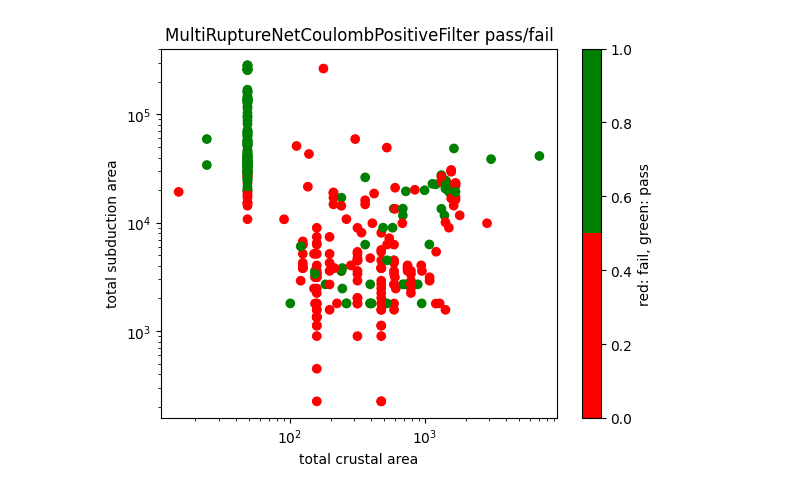
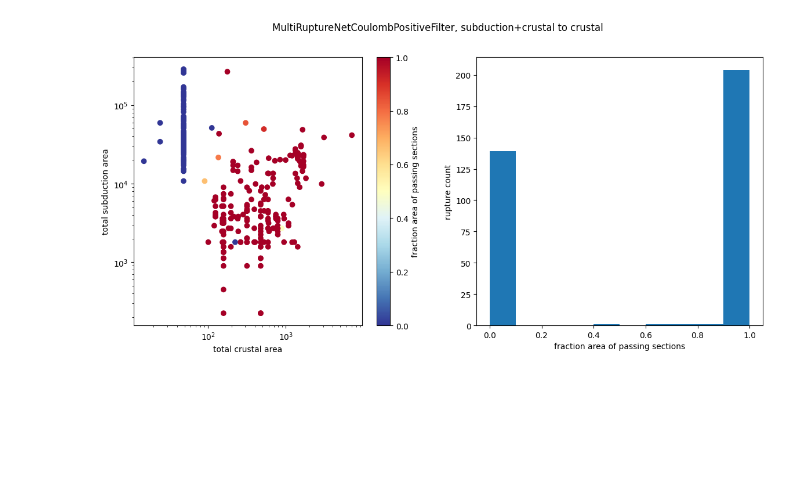
Before and after one commit to voj/science-playground, a Jupyter notebook: WORKDIR/coulomb-fractions.ipynb, the cells around one changed output. Saved outputs shown, nothing was run; the diff lists cells and outputs as text; code cells hidden in the pictures; blank space fills up the shorter version.

```diff
--- a/WORKDIR/coulomb-fractions.ipynb
+++ b/WORKDIR/coulomb-fractions.ipynb
@@ -41,14 +41,17 @@ def filter_stats(agg_calc, threshold, ruptureId):
     rupture = [sections.get(s) for s in sectionIds]
     subduction = [s for s in rupture if "row:" in s.getSectionName()]
     crustal = [s for s in rupture if "row:" not in s.getSectionName()]
+    all_sections = subduction + crustal
     return [
         # area of passing target crustal sections
         sum([s.getArea(False) * sqk for s in crustal if agg_calc.calc(subduction, [s]) >= threshold]),
         # subduction->crustal stiffness, can be used to check if filter would pass
         agg_calc.calc(subduction, crustal),
-        agg_calc.calc(crustal, subduction)
+        agg_calc.calc(crustal, subduction),
+        sum([s.getArea(False) * sqk for s in crustal if agg_calc.calc(all_sections, [s]) >= threshold]),
     ]
 
 filter_1_stats = [filter_stats(agg_calc_1, threshold_1, r) for r in range(rup_set.getNumRuptures())]
-filter_1_pass = np.array([ps for (ps, sc, cs) in filter_1_stats])
+filter_1_pass_area = np.array([ps for (ps, sc, cs, aa) in filter_1_stats])
+filter_1_pass_full_stiffness_area = np.array([aa for (ps, sc, cs, aa) in filter_1_stats])
 # %%
@@ -158,13 +106,18 @@ plt.show()
-# %%
-values = np.array(filter_1_passes)
-plt.scatter(x, y, c=values, cmap=cmap)#, norm=colors.LogNorm())
-plt.title("MultiRuptureNetCoulombPositiveFilter pass/fail")
-plt.ylabel("total subduction area")
-plt.yscale('log')
-plt.xlabel('total crustal area')
-plt.xscale('log')
-color_bar = plt.colorbar()
-color_bar.set_label("red: fail, green: pass")
-plt.show()
-# %% [output]
-[figure, removed]
+# %%
+fraction = np.divide(filter_1_pass_full_stiffness_area, cru_areas)
+fig, axs = plt.subplots(1, 2, figsize=(14, 6))
+scatter = axs[0].scatter(cru_areas, sub_areas, c=fraction, cmap='RdYlBu_r')
+fig.suptitle("MultiRuptureNetCoulombPositiveFilter, subduction+crustal to crustal")
+axs[0].set_ylabel('total subduction area')
+axs[0].set_yscale('log')
+axs[0].set_xlabel('total crustal area')
+axs[0].set_xscale('log')
+cbar = fig.colorbar(scatter)
+cbar.set_label("fraction area of passing sections")
+
+hist = axs[1].hist(fraction)
+axs[1].set_xlabel('fraction area of passing sections')
+axs[1].set_ylabel('rupture count')
+plt.show()
+# %% [output]
+[figure, added]
```
Also changed, not shown: parts of 6 cells of this notebook.
